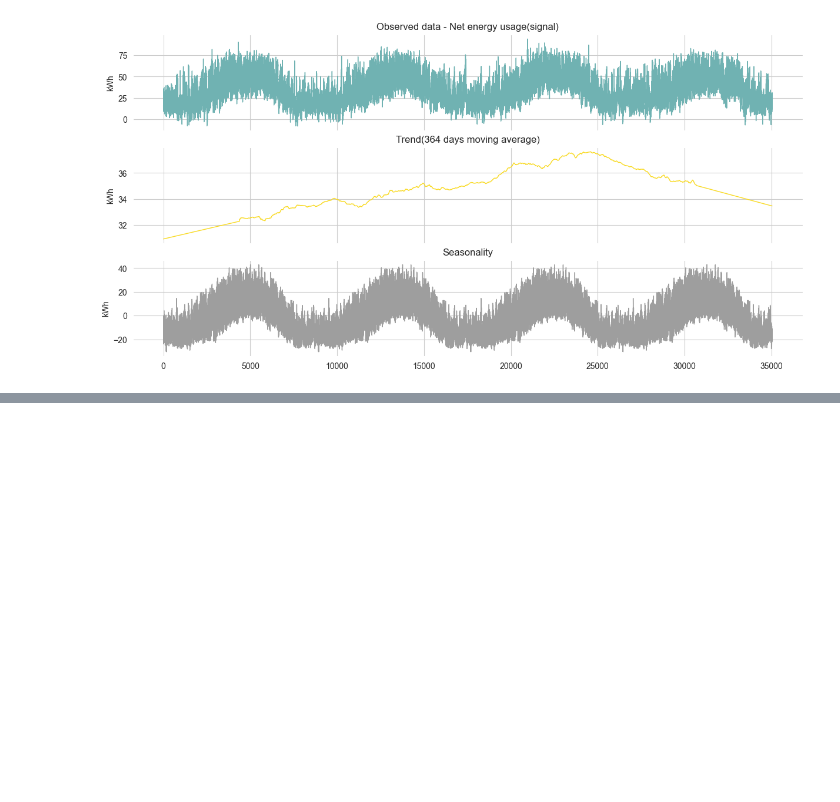
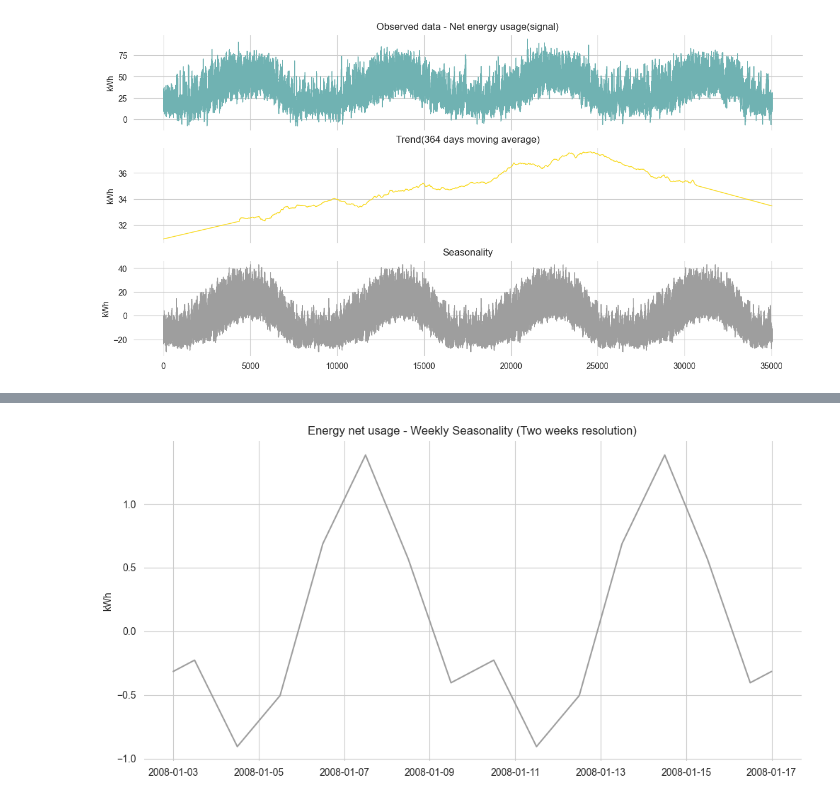
Before and after one commit to erickCantu/TheGreenCitySolutionsGroup, a Jupyter notebook: notebooks/EDA_Weekly_Decomposition.ipynb, the cells around one changed output, grey strips where cells are left out. Cells and saved outputs as stored; diff of their text form; code cells hidden in the pictures; blank space fills up the shorter version.

```diff
--- a/notebooks/EDA_Weekly_Decomposition.ipynb
+++ b/notebooks/EDA_Weekly_Decomposition.ipynb
@@ -328,0 +178,7 @@ df['season_Y'] = season
+# %%
+fig, ax = plt.subplots()
+ax = sns.lineplot(x = df['datetime'], y = df['season_W'][24:25+14*24], color = COLOR_AUTUMN)
+ax.set(title='Energy net usage - Weekly Seasonality (Two weeks resolution)', xlabel='', ylabel='kWh')
+fig.savefig('../images/montly_seasonality_net_energy_usage_trigonometric.png', dpi=450, bbox_inches='tight');
+# %% [output]
+[figure, added]
```
Also changed, not shown: parts of 40 cells of this notebook, 15 other files.
